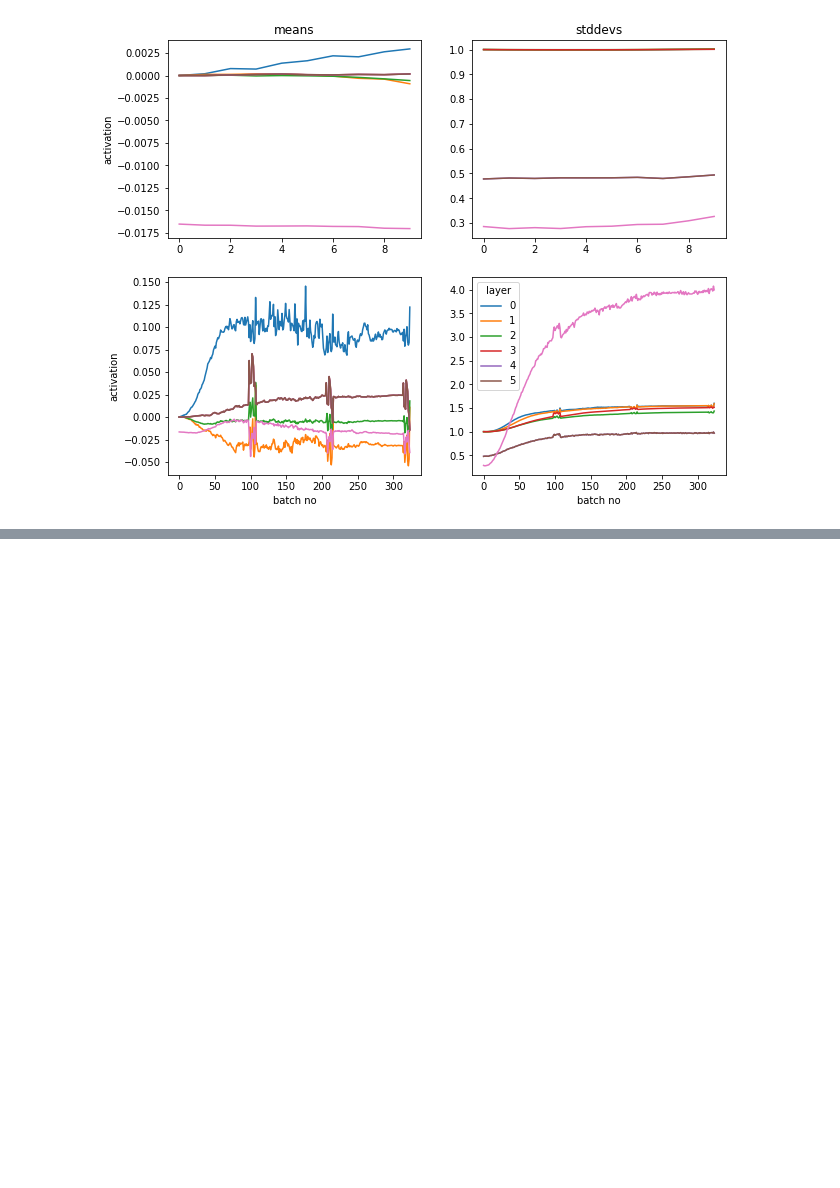
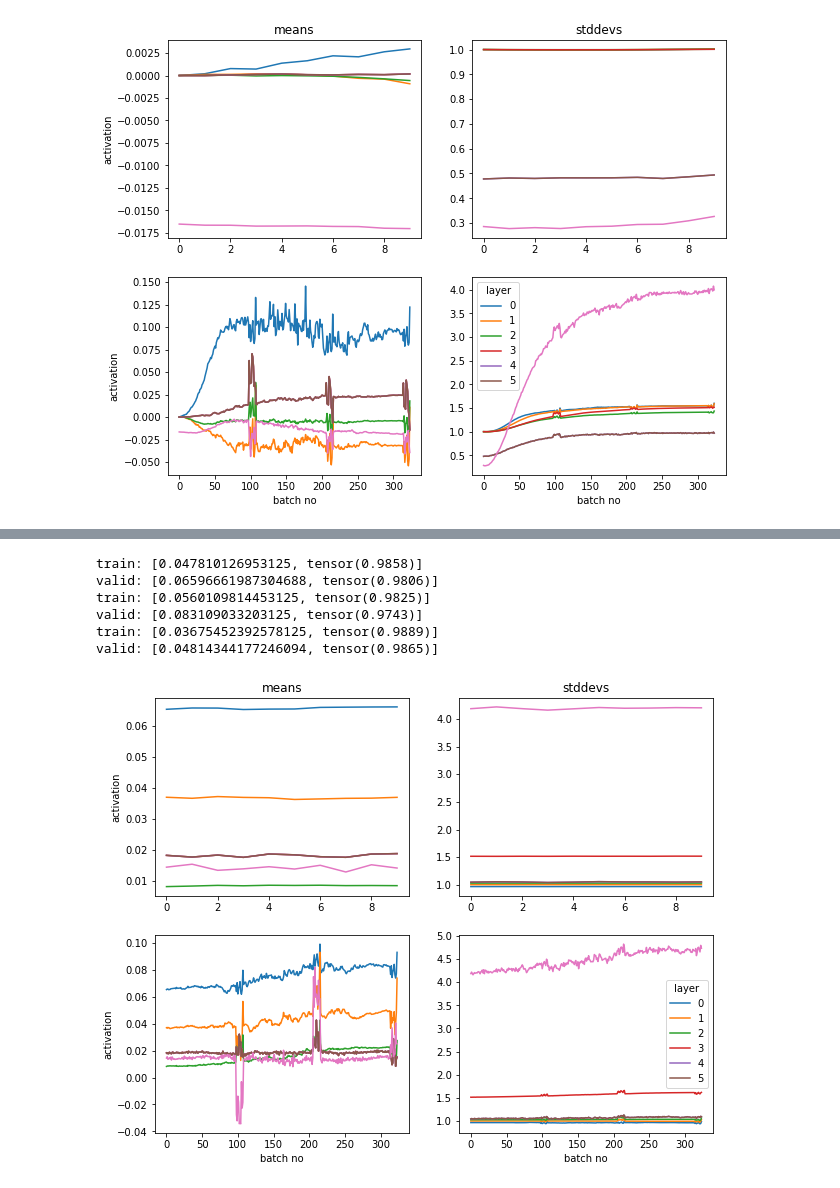
Before and after one commit to alex-koziell/AI-Abstraction, a Jupyter notebook: python/notebooks/13_BatchNorm.ipynb, the cells around one changed output, grey strips where cells are left out. Cells and saved outputs as stored; diff of their text form; code cells hidden in the pictures; blank space fills up the shorter version.

```diff
--- a/python/notebooks/13_BatchNorm.ipynb
+++ b/python/notebooks/13_BatchNorm.ipynb
@@ -130 +237,22 @@ for h in hooks:
+# %%
+with Hooks(model, append_stats_hist_GReLU) as hooks: job.fit(3, model_w)
+# %% [output]
+train: [0.047810126953125, tensor(0.9858)]
+valid: [0.06596661987304688, tensor(0.9806)]
+train: [0.0560109814453125, tensor(0.9825)]
+valid: [0.083109033203125, tensor(0.9743)]
+train: [0.03675452392578125, tensor(0.9889)]
+valid: [0.04814344177246094, tensor(0.9865)]
+# %%
+fig, ax = plt.subplots(2, 2, figsize=(10, 8))
+for h in hooks:
+    means, stds, _ = h.stats
+    ax[0,0].plot(means[:10]); ax[0,1].plot(stds[:10])
+    ax[1,0].plot(means); ax[1,1].plot(stds)
+    ax[0,0].set_title('means'); ax[0,1].set_title('stddevs')
+    for a in ax[1]: a.set_xlabel('batch no')
+    for a in ax[:, 0]: a.set_ylabel('activation')
+    plt.legend(range(6), title='layer')
+# %% [output]
+[figure, added]
 # %%
```
Also changed, not shown: parts of 8 cells of this notebook, 1 other file.
